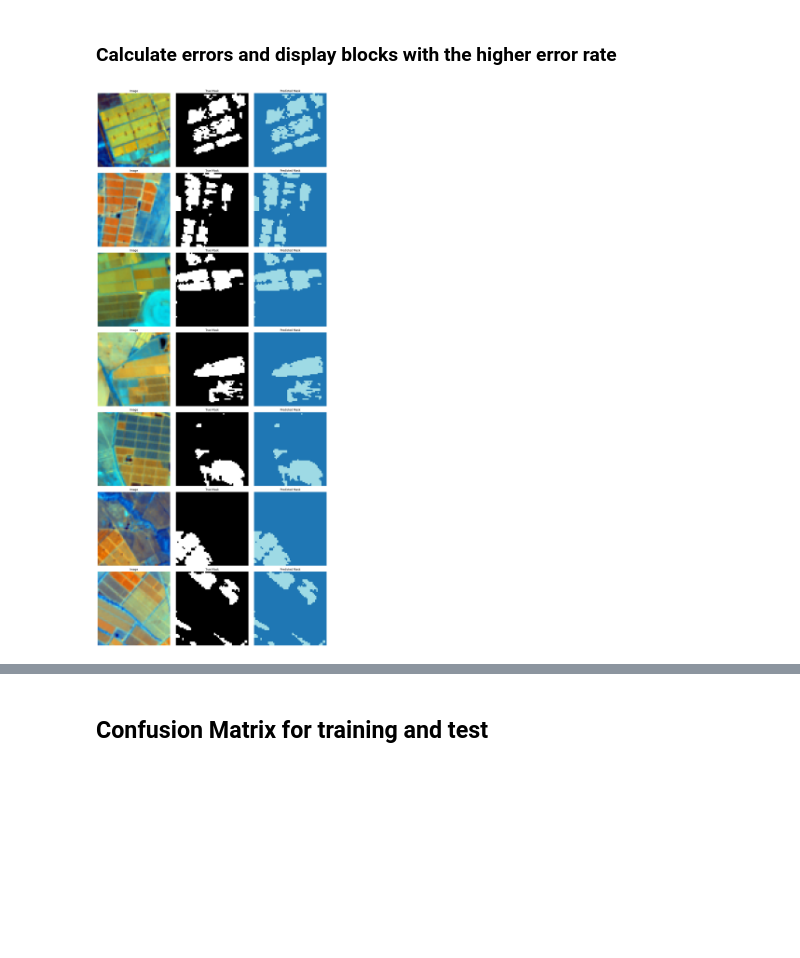
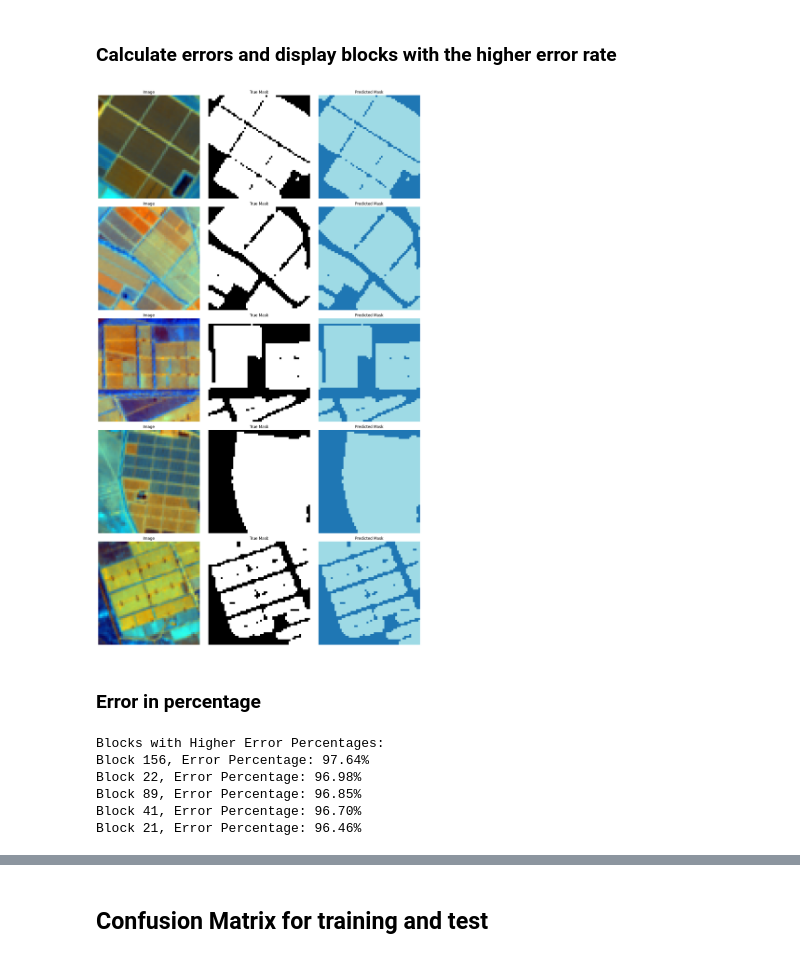
Before and after one commit to inesbsilveira/2nd-semester-2023, a Jupyter notebook: IS_MC_code_img_segmentation_workinprogress.ipynb, the cells around one changed output, grey strips where cells are left out. Cells and saved outputs as stored; diff of their text form; code cells hidden in the pictures; blank space fills up the shorter version.

```diff
--- a/IS_MC_code_img_segmentation_workinprogress.ipynb
+++ b/IS_MC_code_img_segmentation_workinprogress.ipynb
@@ -379,37 +387,90 @@ for idx, pred in enumerate(preds):
 errors.sort(reverse=True)
 
 # Get the indices of the five blocks with the biggest errors
-blocks_with_biggest_errors = [idx for _, idx in errors[:7]]
+blocks_with_biggest_errors = [idx for _, idx in errors[:5]]
 
 # Display the five blocks with the biggest errors
 fig, axes = plt.subplots(len(blocks_with_biggest_errors), 3, figsize=(15, 5 * len(blocks_with_biggest_errors)))
 
 for i, idx in enumerate(blocks_with_biggest_errors):
     sample_image_path = list(test_dl.items)[idx]
     sample_image = PILImage.create(sample_image_path)
     sample_pred = preds[idx].argmax(dim=0).numpy()
 
     # Load the ground truth mask for the sample
     row, column = get_row_column_from_filename(sample_image_path)
     mask_file = os.path.join(mask_folder, f'row_{row}', f'image_{row}_{column}_mask1.png')
     true_mask = np.array(Image.open(mask_file))
 
     # image of satelite aggregate
     axes[i, 0].imshow(sample_image)
     axes[i, 0].set_title('Image')
     axes[i, 0].axis('off')
 
     # image of true mask
     axes[i, 1].imshow(true_mask, cmap='gray')
     axes[i, 1].set_title('True Mask')
     axes[i, 1].axis('off')
 
     # image of predicted mask
     axes[i, 2].imshow(sample_pred, cmap='tab20')
     axes[i, 2].set_title('Predicted Mask')
     axes[i, 2].axis('off')
 
 plt.tight_layout()
 plt.show()
 # %% [output]
-[figure, old version]
+[figure, new version]
+# %% [markdown]
+### Error in percentage
+# %%
+# Calculate error percentages for each block
+error_percentages = []
+
+for idx, pred in enumerate(preds):
+    # Get the row and column number from the test image file name
+    sample_image_path = list(test_dl.items)[idx]
+    row, column = get_row_column_from_filename(sample_image_path)
+
+    # Load the corresponding ground truth mask for the test block
+    mask_file = os.path.join(mask_folder, f'row_{row}', f'image_{row}_{column}_mask1.png')
+    true_mask = np.array(Image.open(mask_file))
+
+    # Convert the predicted mask to (N, 1, H, W) format
+    pred_mask_reshaped = pred[0].unsqueeze(0).unsqueeze(0)  # Convert to (N, 1, H, W)
+
+    # Resize the predicted mask to match the ground truth mask dimensions
+    pred_mask_resized = torch.nn.functional.interpolate(pred_mask_reshaped, size=(true_mask.shape[0], true_mask.shape[1]), mode='nearest')
+    pred_mask_resized = pred_mask_resized.squeeze(0).squeeze(0).numpy()  # Convert back to numpy array
+
+    # Calculate the number of pixels where the predicted mask differs from the true mask
+    num_different_pixels = np.sum(true_mask.astype(int) != pred_mask_resized.astype(int))
+
+    # Calculate the total number of pixels in the block
+    total_pixels = true_mask.size
+
+    # Calculate the error percentage for the block
+    error_percentage = (num_different_pixels / total_pixels) * 100
+
+    # Add the error percentage and the block index to the list
+    error_percentages.append((error_percentage, idx))
+
+# Sort the error percentages in descending order to get the blocks with higher error percentages
+error_percentages.sort(reverse=True)
+
+# Get the indices of the blocks with higher error percentages
+blocks_with_higher_errors = [idx for _, idx in error_percentages]
+
+# Display the error percentages and the five blocks with the highest error percentages
+print("Blocks with Higher Error Percentages:")
+
+for i, idx in enumerate(blocks_with_higher_errors[:5]):
+    error_percentage, _ = error_percentages[i]
+    print(f"Block {idx}, Error Percentage: {error_percentage:.2f}%")
+# %% [output]
+Blocks with Higher Error Percentages:
+Block 156, Error Percentage: 97.64%
+Block 22, Error Percentage: 96.98%
+Block 89, Error Percentage: 96.85%
+Block 41, Error Percentage: 96.70%
+Block 21, Error Percentage: 96.46%
```
Also changed, not shown: parts of 4 cells of this notebook.
